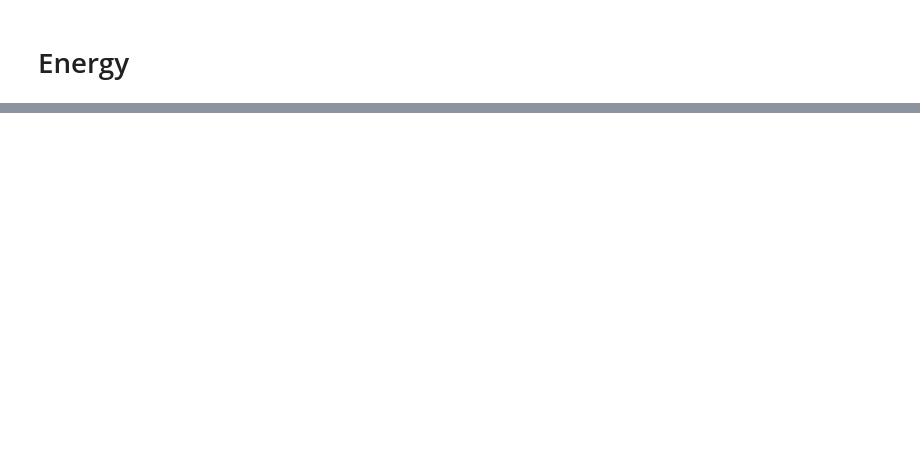
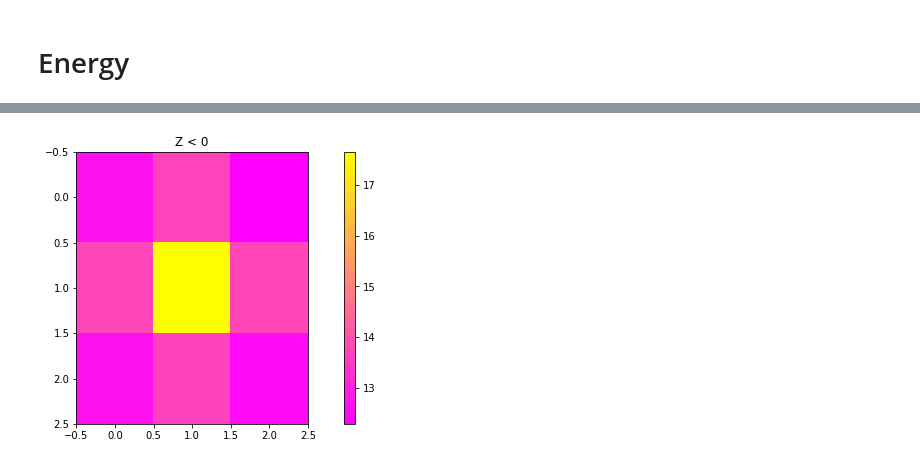
Before and after one commit to whiteRa2bit/hep_generative_models, a Jupyter notebook: notebooks/eda.ipynb, the cells around one changed output, grey strips where cells are left out. Cells and saved outputs as stored; diff of their text form; code cells hidden in the pictures; blank space fills up the shorter version.

Commit message:
Add data distribution among detectors

```diff
--- a/notebooks/eda.ipynb
+++ b/notebooks/eda.ipynb
@@ -113,0 +57,21 @@ plt.show()
+# %%
+def get_detector_df(df_full, detector: int, event: int = -1):
+    if event == -1:
+        df = df_full[df_full['detector'] == detector].sort_values(by=['timestamp'])
+    else:
+        df = df_full[(df_full['detector'] == detector) & (df_full['event'] == event)]
+    df.sort_values(by=['timestamp'], inplace=True)
+
+    return df
+# %%
+detectors = sorted(df['detector'].unique())
+events_num = {detector: None for detector in detectors}
+data_size = {detector: None for detector in detectors}
+
+
+for detector in detectors:
+    detector_df = get_detector_df(df, detector=detector)
+    data_size[detector] = len(detector_df)
+    event_num = detector_df['event'].nunique()
+    events_num[detector] = event_num
+    print("Detector: {}, events number: {}".format(int(detector), event_num))
@@ -113,0 +97,23 @@ plt.show()
+# %%
+sizes = list(data_size.values())
+neg_sizes = np.array(sizes[:len(sizes)//2])
+pos_sizes = np.array(sizes[len(sizes)//2:])
+# %%
+from mpl_toolkits.axes_grid1 import make_axes_locatable
+
+def plot_detectors_colormap(sizes, title):
+    plt.figure(figsize=(5, 5))
+    ax = plt.gca()
+    plt.title(title)
+
+    Z = np.array(sizes).reshape((3, 3))
+    im = ax.imshow(np.log(Z), cmap='spring', aspect='auto') #interpolation='bilinear',
+
+    divider = make_axes_locatable(ax)
+    cax = divider.append_axes("right", size="5%", pad=0.5)
+    cbar = plt.colorbar(im, cax=cax)
+    plt.show()
+# %%
+plot_detectors_colormap(neg_sizes, 'Z < 0')
+# %% [output]
+[figure, added]
```
Also changed, not shown: parts of 13 cells of this notebook.
